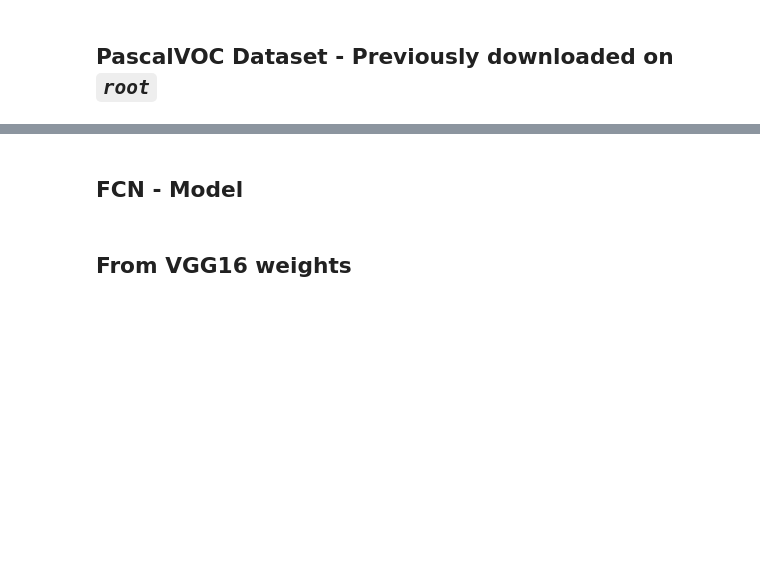
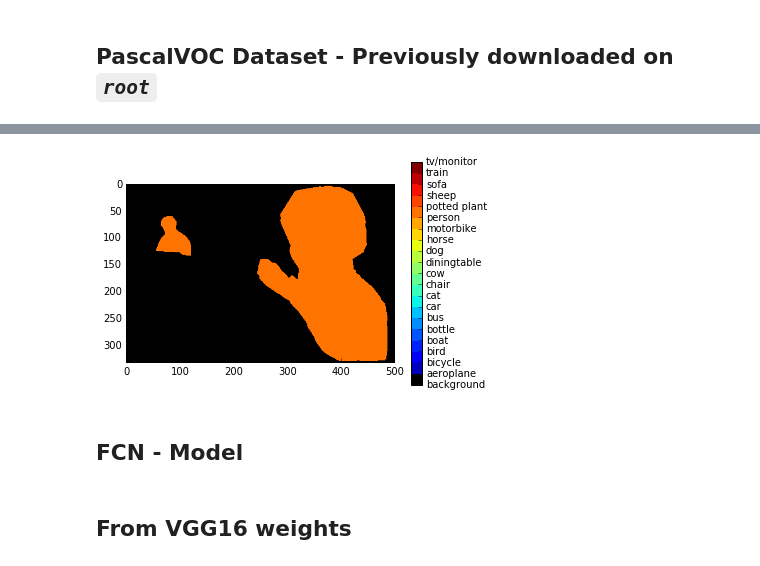
Before and after one commit to affromero/Deep_Learning_Tutorial, a Jupyter notebook: FCN/demo_32s.ipynb, the cells around one changed output, grey strips where cells are left out. Cells and saved outputs as stored; diff of their text form; code cells hidden in the pictures; blank space fills up the shorter version.

```diff
--- a/FCN/demo_32s.ipynb
+++ b/FCN/demo_32s.ipynb
@@ -226,3 +254,7 @@ TypeError: 'SBDClassSeg' object is not callable
+# %%
+imshow_label(label_show)
+# %% [output]
+[figure, added]
 # %% [markdown]
 ## FCN - Model
 # %%
```
Also changed, not shown: parts of 25 cells of this notebook.
